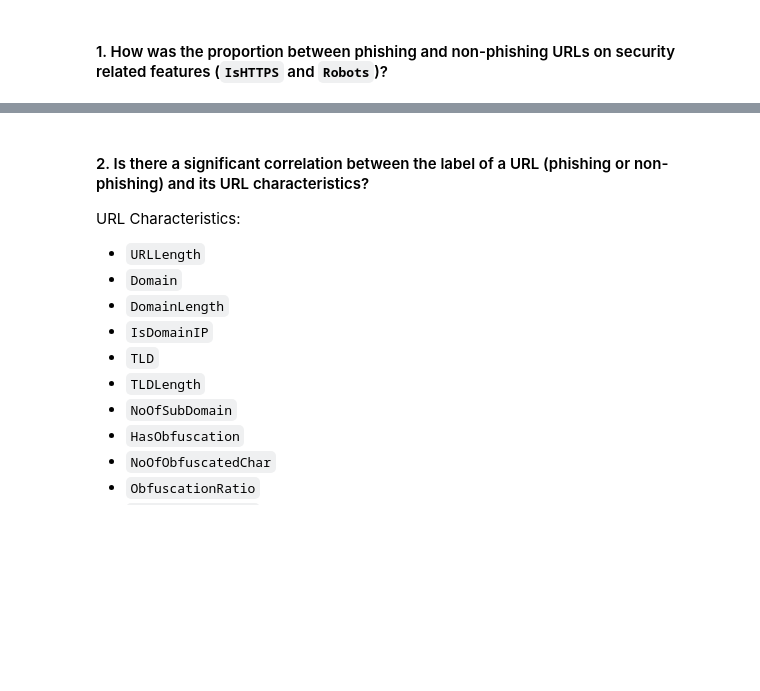
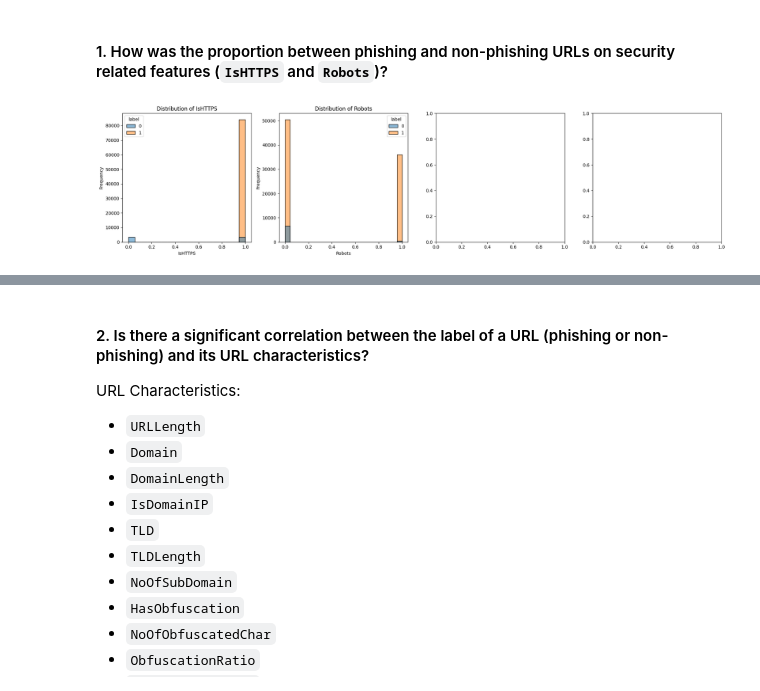
Before and after one commit to marcellinow/predict-phising, a Jupyter notebook: Tucil2_18222114_18222115.ipynb, the cells around one changed output, grey strips where cells are left out. Cells and saved outputs as stored; diff of their text form; code cells hidden in the pictures; blank space fills up the shorter version.

Commit message:
Data Insight No 3

```diff
--- a/Tucil2_18222114_18222115.ipynb
+++ b/Tucil2_18222114_18222115.ipynb
@@ -619,7 +604,9 @@ categorical_features = [
     'IsHTTPS', 'Robots','label'
 ]
 # %%
-plot_by_label(df_insight[categorical_features],type='categorical')
+plot_distribution(df_insight[categorical_features],type='categorical')
+# %% [output]
+[figure, added]
 # %%
 '''
 Explanation:
```
Also changed, not shown: parts of 36 cells of this notebook.
